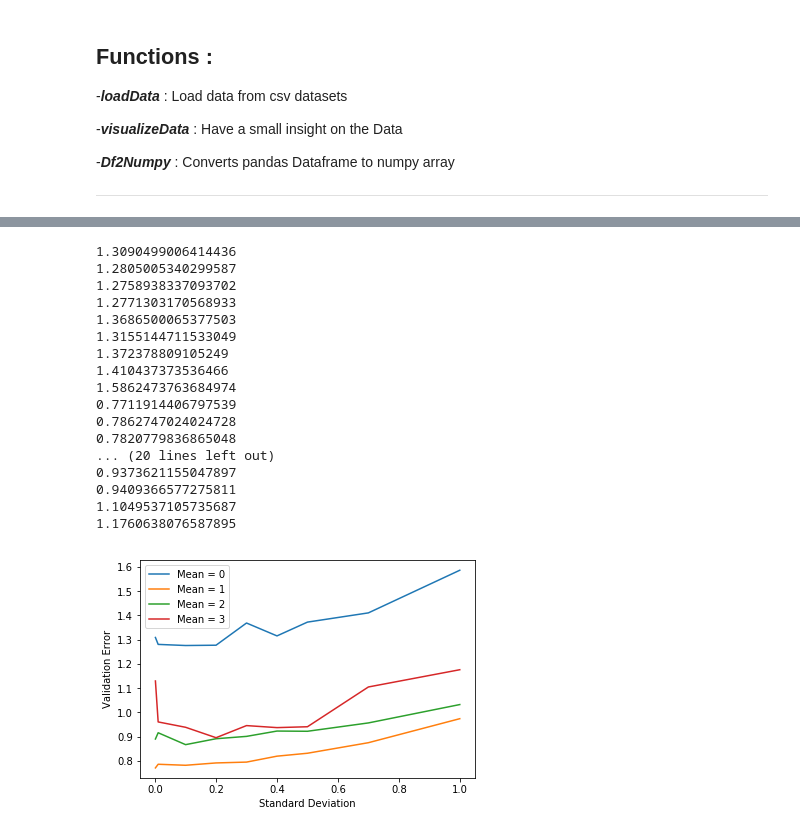
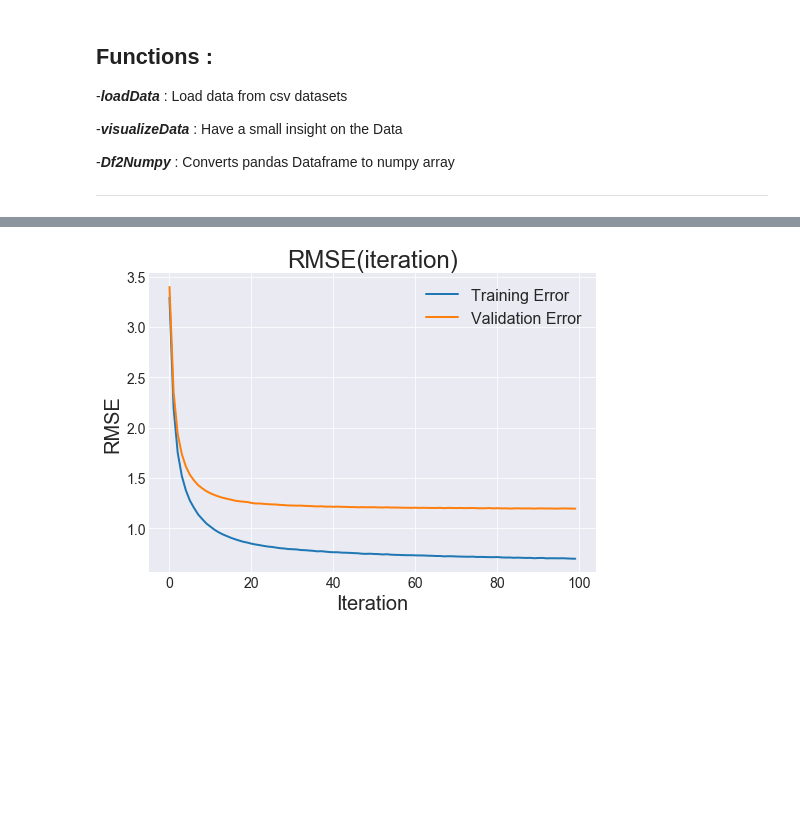
Before and after one commit to VincentGouteux/ProjectMF, a Jupyter notebook: MatrixFacto.ipynb, the cells around one changed output, grey strips where cells are left out. Drawn from its saved outputs; the diff is of its cells as text; code cells hidden in the pictures; blank space fills up the shorter version.

```diff
--- a/MatrixFacto.ipynb
+++ b/MatrixFacto.ipynb
@@ -764,18 +625,0 @@ import progressbar
-# %%
-# Test Regularisation effect illustrated with stochastic gradient descent
-regRange = [0, 0.01, 0.1, 1, 10]
-historyList = []
-for reg in regRange:
-    R_sgd = Df2Numpy(ratings)
-    mf_sgd = MatrixFactorization(R_sgd,
-                                 nFactors=5,
-                                 alpha=0.01,
-                                 lambdaReg=reg,
-                                 muReg=reg,
-                                 trainFrac=0.8,
-                                 valFrac=0.2,
-                                 testFrac=0.0,
-                                 withBias=False,
-                                 maxIter=100)
-    _, _, history_sgd = mf_sgd.stochasticGradientDescent()
-    historyList.append(history_sgd)
@@ -847,22 +625,0 @@ plt.show()
-# %%
-# Test impact of factor K for SGD
-factorsRange = [1, 3, 5, 7, 10, 15, 20]
-trainErrorsSGD = []
-valErrorsSGD = []
-for K in factorsRange:
-    R_sgd = Df2Numpy(ratings)
-    mf_sgd = MatrixFactorization(R_sgd,
-                                 nFactors=K,
-                                 lambdaReg=0.1,
-                                 muReg=0.1,
-                                 alpha=0.01,
-                                 userBiasReg=0.0,
-                                 movieBiasReg=0.0,
-                                 trainFrac=0.8,
-                                 valFrac=0.2,
-                                 testFrac=0.0,
-                                 withBias=False,
-                                 maxIter=100)
-    _, _, history_sgd = mf_sgd.stochasticGradientDescent(False)
-    trainErrorsSGD.append(history_sgd['trainError'])
-    valErrorsSGD.append(history_sgd['valError'])
@@ -958,32 +626,4 @@ def plot_best_init(mean):
-# %%
-plt.xlabel("Standard Deviation")
-plt.ylabel("Validation Error")
-d = best_initialization([0],[0.001,0.01,0.1,0.2,0.3,0.4,0.5,0.7,1])[4]
-plt.plot([0.001,0.01,0.1,0.2,0.3,0.4,0.5,0.7,1], d, label="Mean = 0")
-d = best_initialization([1],[0.001,0.01,0.1,0.2,0.3,0.4,0.5,0.7,1])[4]
-plt.plot([0.001,0.01,0.1,0.2,0.3,0.4,0.5,0.7,1], d, label="Mean = 1")
-d = best_initialization([2],[0.001,0.01,0.1,0.2,0.3,0.4,0.5,0.7,1])[4]
-plt.plot([0.001,0.01,0.1,0.2,0.3,0.4,0.5,0.7,1], d, label="Mean = 2")
-d = best_initialization([3],[0.001,0.01,0.1,0.2,0.3,0.4,0.5,0.7,1])[4]
-plt.plot([0.001,0.01,0.1,0.2,0.3,0.4,0.5,0.7,1], d,label="Mean = 3")
-plt.legend()
-plt.show()
-# %% [output]
-1.3090499006414436
-1.2805005340299587
-1.2758938337093702
-1.2771303170568933
-1.3686500065377503
-1.3155144711533049
-1.372378809105249
-1.410437373536466
-1.5862473763684974
-0.7711914406797539
-0.7862747024024728
-0.7820779836865048
-... (20 lines left out)
-0.9373621155047897
-0.9409366577275811
-1.1049537105735687
-1.1760638076587895
-[figure, removed]
+# %%
+mf_sgd.plotHistory(history_sgd, title='RMSE(iteration)')
+# %% [output]
+[figure, added]
```
Also changed, not shown: parts of 24 cells of this notebook, 1 other file.
